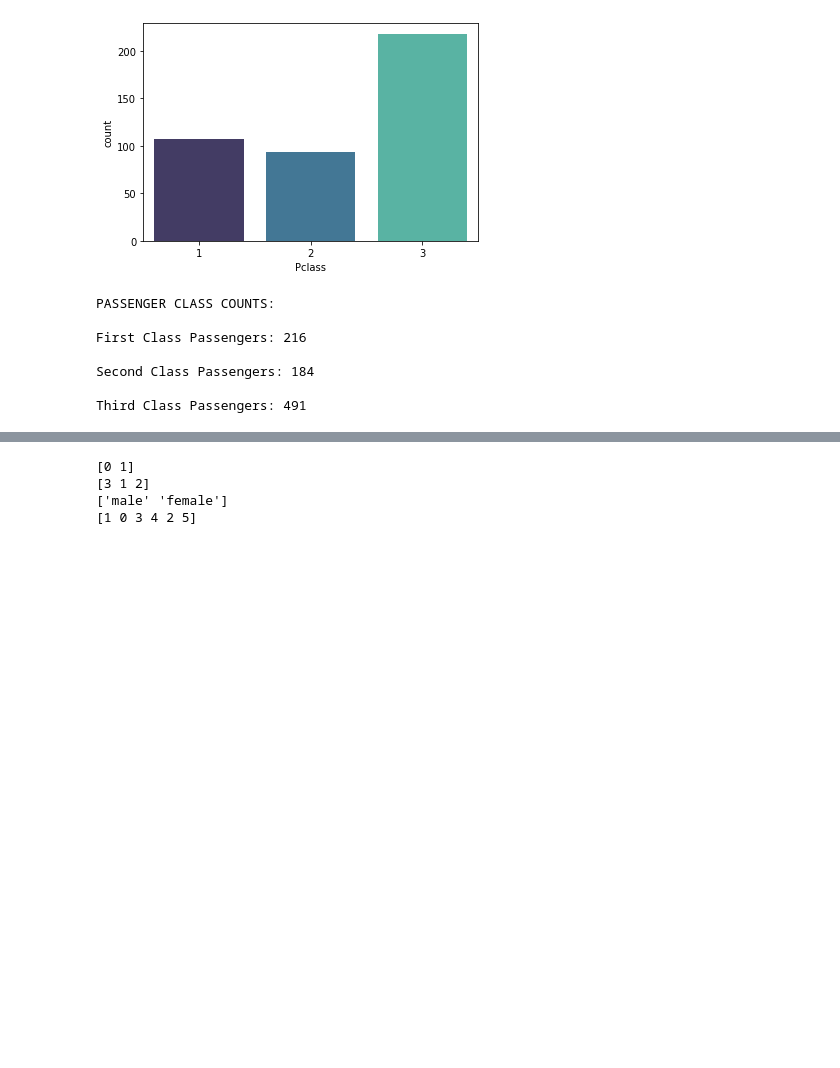
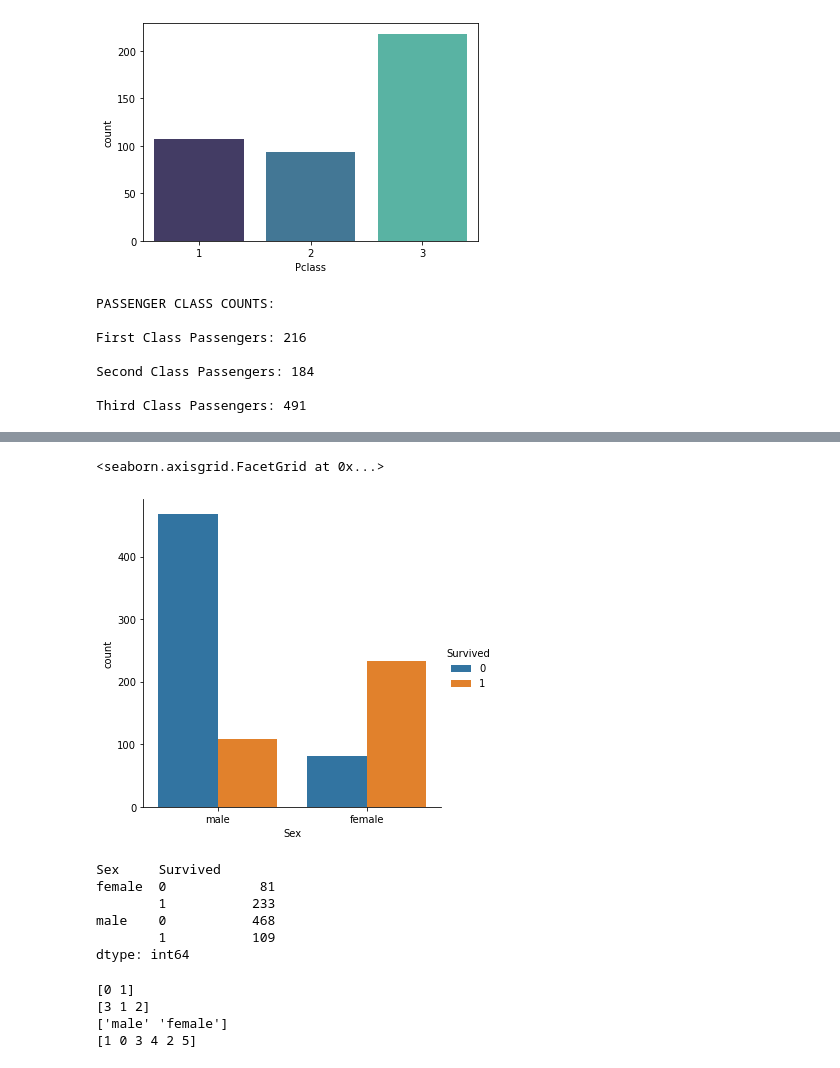
Before and after one commit to Cesar421/Titanic, a Jupyter notebook: JupyterMODEL.ipynb, the cells around one changed output, grey strips where cells are left out. Saved outputs shown, nothing was run; the diff lists cells and outputs as text; code cells hidden in the pictures; blank space fills up the shorter version.

```diff
--- a/JupyterMODEL.ipynb
+++ b/JupyterMODEL.ipynb
@@ -209,3 +247,17 @@ df_train.head(10)
+# %%
+sns.catplot(x="Sex", kind="count", hue="Survived", data=df_train_original)
+# %% [output]
+<seaborn.axisgrid.FacetGrid at 0x...>
+[figure, added]
+# %%
+df_train_original.value_counts(["Sex", "Survived"], sort=False)
+# %% [output]
+Sex     Survived
+female  0            81
+        1           233
+male    0           468
+        1           109
+dtype: int64
 # %%
 col = ['Survived', 'Pclass', 'Sex', 'SibSp']
 for i in col:
```
Also changed, not shown: parts of 8 cells of this notebook.
